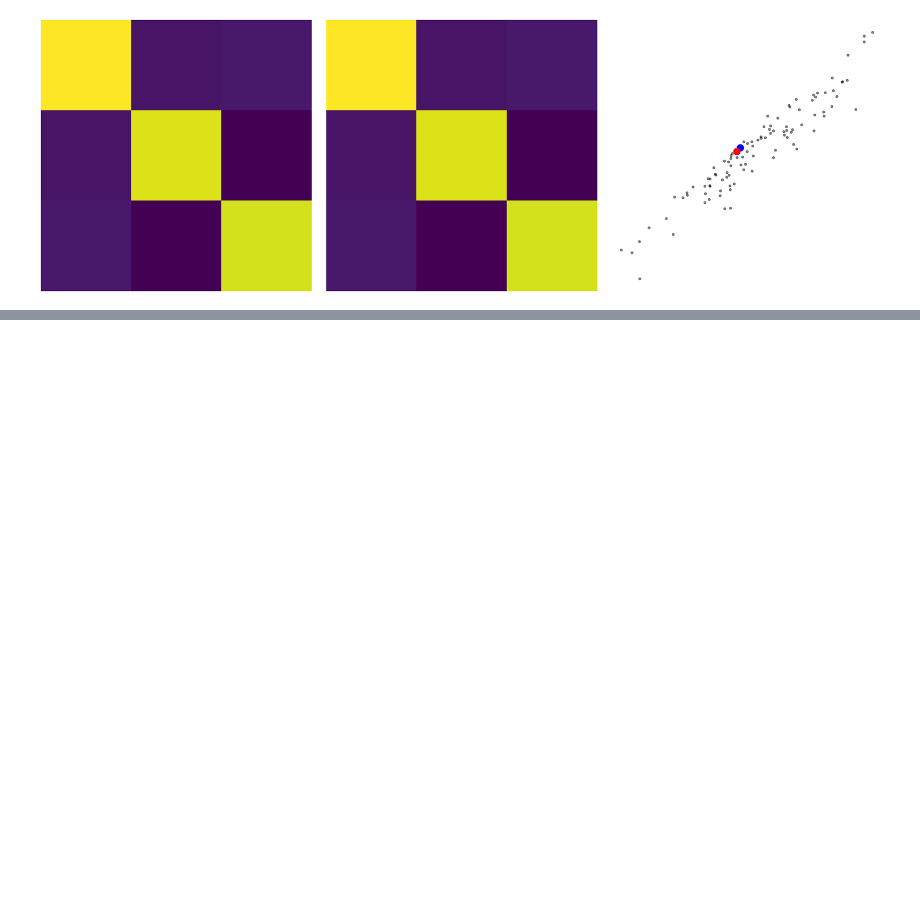
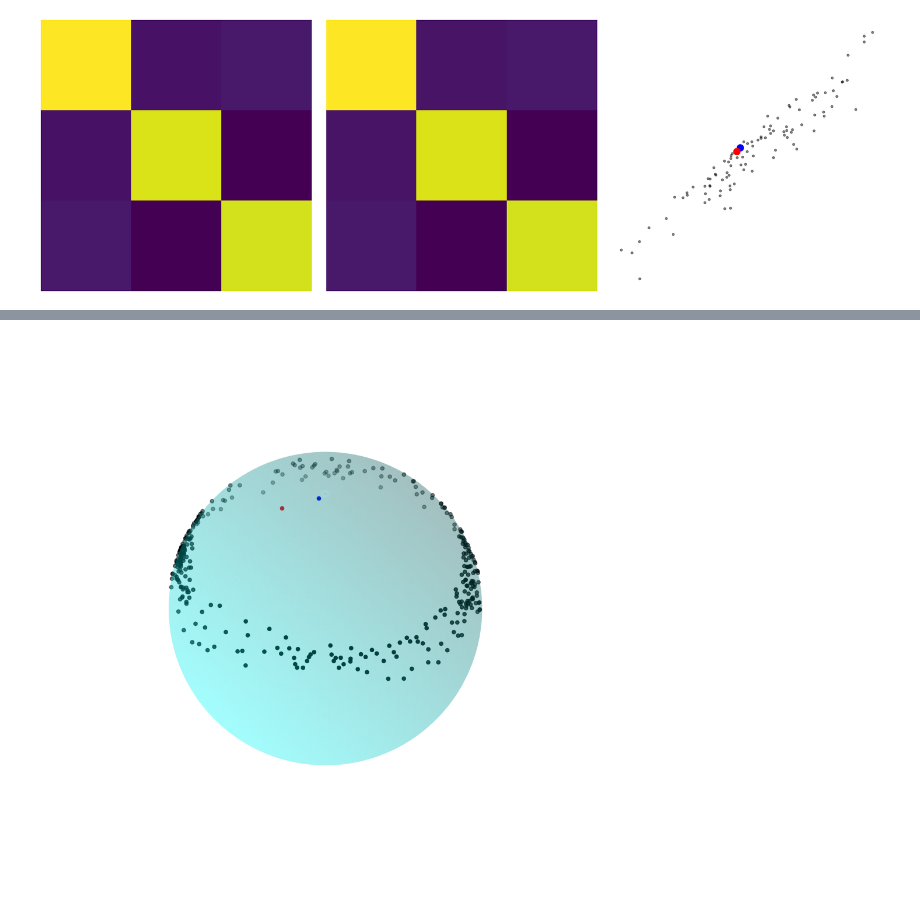
Before and after one commit to FrederikMR/score_diffusion_mean, a Jupyter notebook: score_frechet.ipynb, the cells around one changed output, grey strips where cells are left out. Saved outputs shown, nothing was run; the diff lists cells and outputs as text; code cells hidden in the pictures; blank space fills up the shorter version.

```diff
--- a/score_frechet.ipynb
+++ b/score_frechet.ipynb
@@ -288,0 +294,5 @@ log_true.shape
+# %%
+s2_data =  mat['data']
+
+s2_obs = jnp.array(s2_data).T
+s2_obs = vmap(lambda x: (M.invF((x,x)), x))(s2_obs)
@@ -288,0 +348,46 @@ log_true.shape
+# %%
+# Creating the theta and phi values.
+intervals = 100
+
+theta = jnp.linspace(0.0, jnp.pi*1, intervals)
+phi   = jnp.linspace(0.0, jnp.pi*2, intervals)
+
+# Creating the coordinate grid for the unit sphere.
+X1_S2 = jnp.outer(jnp.sin(theta), jnp.cos(phi))
+X2_S2 = jnp.outer(jnp.sin(theta), jnp.sin(phi))
+X3_S2 = jnp.outer(jnp.cos(theta), jnp.ones(intervals))
+
+X_heat = jnp.transpose(jnp.concatenate((X1_S2.reshape(1, intervals, intervals),
+                     X2_S2.reshape(1, intervals, intervals),
+                     X3_S2.reshape(1, intervals, intervals))), axes=(1,2,0))
+# %%
+color = ['magenta', 'red', 'green', 'orange', "blue"]
+
+fig = plt.figure(figsize=(10,10))
+ax = fig.add_subplot(111, projection='3d')
+ax.plot_surface(X1_S2, X2_S2, X3_S2, rstride=1, cstride=1, color='cyan', alpha=0.2)
+ax.scatter(s2_score_frechet[1][-1,0], s2_score_frechet[1][-1,1], s2_score_frechet[1][-1,2], color='red')
+ax.scatter(s2_obs[1][:,0], s2_obs[1][:,1], s2_obs[1][:,2], color='black')
+ax.scatter(s2_frechet[1][-1,0], s2_frechet[1][-1,1], s2_frechet[1][-1,2], color='blue')
+#ax.text(s1_train_euler[idx1,0],s1_train_euler[idx1,1],s1_train_euler[idx1,2],  '1', size=100, zorder=1,
+#    color='red', ha='left')
+#ax.text(s1_train_euler[idx2,0],s1_train_euler[idx2,1],s1_train_euler[idx2,2],  '2', size=100, zorder=1,
+#    color='red', ha='left')
+#ax.text(s1_train_euler[idx3,0],s1_train_euler[idx3,1],s1_train_euler[idx3,2],  '3', size=100, zorder=1,
+#    color='red', ha='left')
+ax.set_box_aspect([1,1,1])
+ax.autoscale(False)
+ax.set_xlim([-1.0,1.0])
+ax.set_ylim([-1.0,1.0])
+ax.set_zlim([-1.0,1.0])
+ax.set_axis_off()
+ax.grid(False)
+ax.view_init(elev=45., azim=90)
+
+fig.tight_layout()
+
+#fig.savefig(f'{figure_path}rm_kmeans_head_pose_s2.pdf', format='pdf', pad_inches=0.1, bbox_inches='tight')
+
+plt.show()
+# %% [output]
+[figure, added]
```
Also changed, not shown: parts of 20 cells of this notebook, 41 other files.
